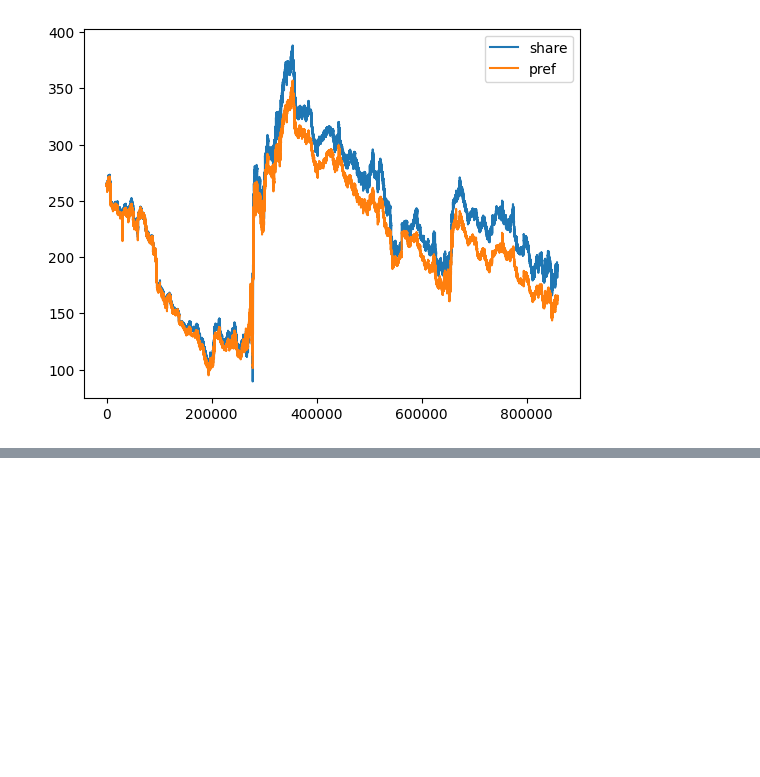
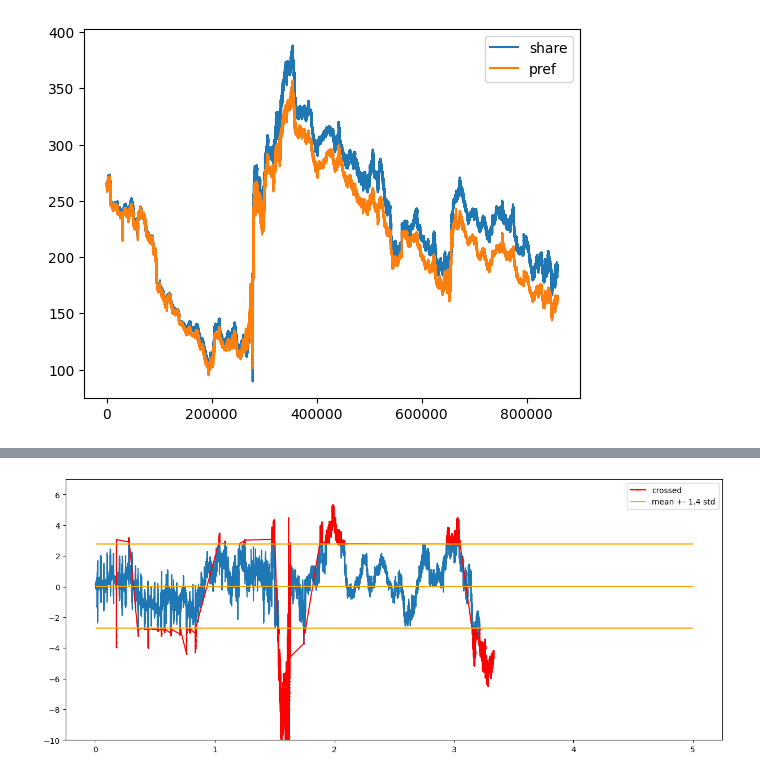
Before and after one commit to mrFendel/ti_portfolio, a Jupyter notebook: cointegration/research.ipynb, the cells around one changed output, grey strips where cells are left out. Cells and saved outputs as stored; diff of their text form; code cells hidden in the pictures; blank space fills up the shorter version.

```diff
--- a/cointegration/research.ipynb
+++ b/cointegration/research.ipynb
@@ -36,0 +65,18 @@ plt.ylim(-5, 17)
+# %%
+dist_df['demeaned'] = dist_df['dist'] - lin(dist_df['time'])
+clipped = dist_df.clip(dist_df['demeaned'].quantile(0.02), dist_df['demeaned'].quantile(0.98), axis=1)
+mean = clipped['demeaned'].mean()
+std = clipped['demeaned'].std()
+mul = 1.4
+cross = dist_df.loc[(dist_df['demeaned'] > mean+std*mul) | (dist_df['demeaned'] < mean-std*mul)]
+
+plt.figure(figsize=(15, 6))
+plt.plot(dist_df['time'], dist_df['demeaned'])
+plt.plot(cross['time'], cross['demeaned'], label='crossed', color='red', marker='o',markersize=1)
+plt.hlines([mean, mean-std*mul, mean+std*mul], 0, 5, label=f'mean +- {mul} std', colors='orange')
+plt.plot()
+plt.legend()
+plt.ylim(-10, 7)
+plt.show()
+# %% [output]
+[figure, added]
```
Also changed, not shown: parts of 7 cells of this notebook.
